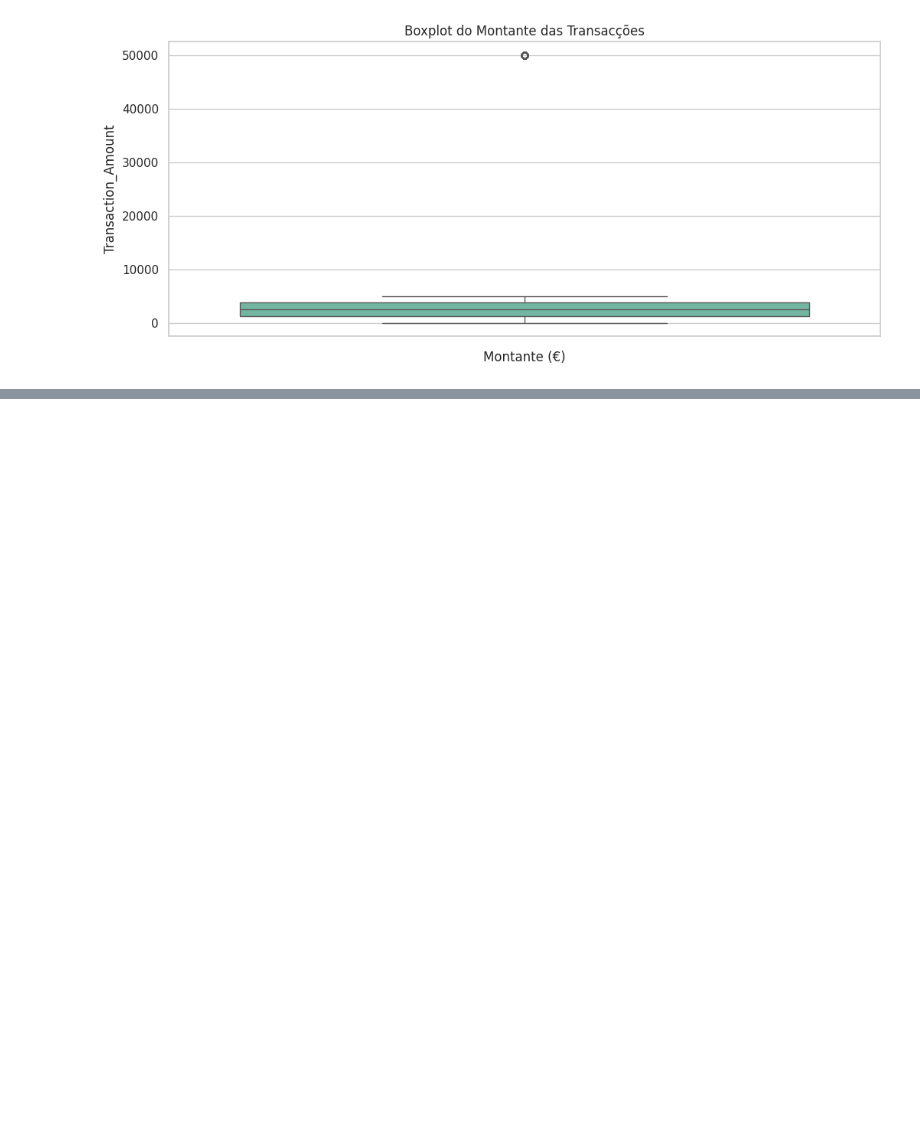
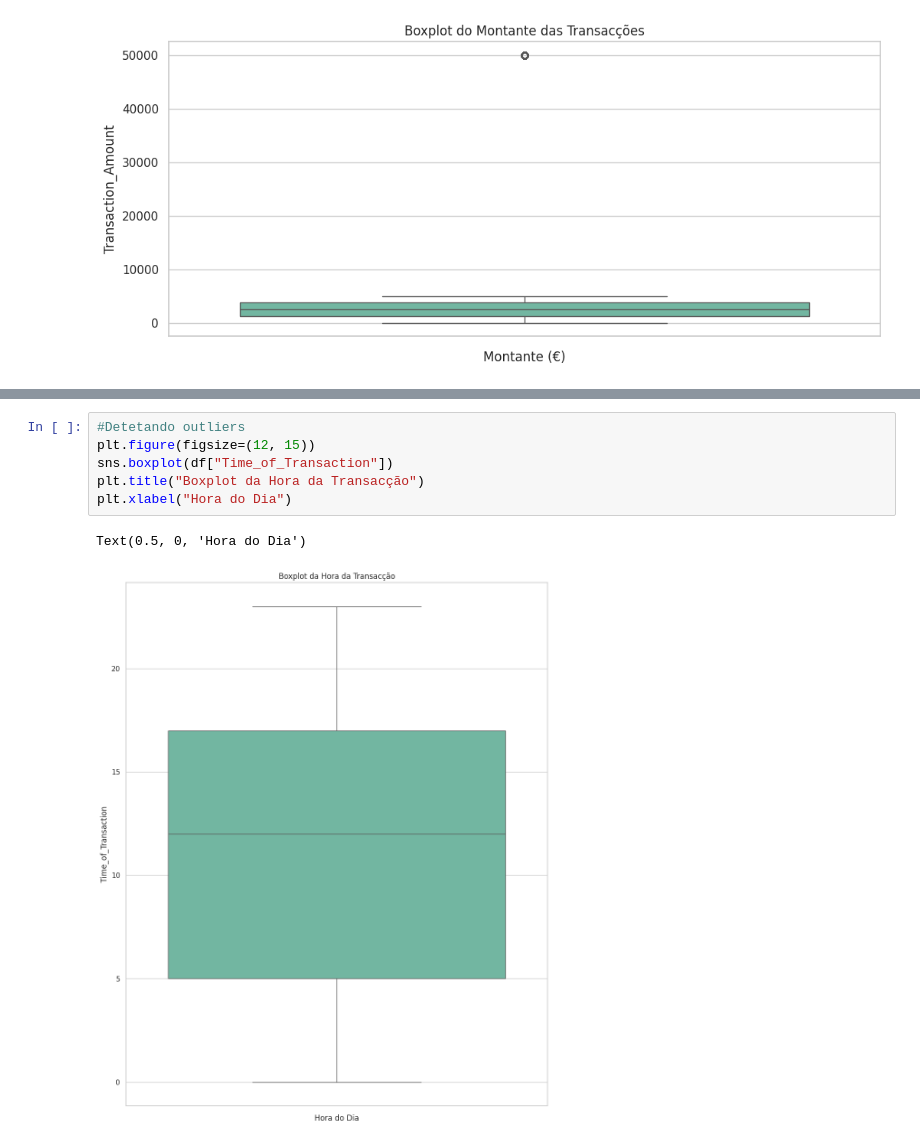
Before and after one commit to Francisco-Alfredo/Fraud-detection-analysis, a Jupyter notebook: Fraud_Detection_Analysis.ipynb, the cells around one changed output, grey strips where cells are left out. Cells and saved outputs as stored; diff of their text form; blank space fills up the shorter version.

```diff
--- a/Fraud_Detection_Analysis.ipynb
+++ b/Fraud_Detection_Analysis.ipynb
@@ -130,0 +171,9 @@ Text(0.5, 0, 'Montante (€)')
+# %%
+#Detetando outliers
+plt.figure(figsize=(12, 15))
+sns.boxplot(df["Time_of_Transaction"])
+plt.title("Boxplot da Hora da Transacção")
+plt.xlabel("Hora do Dia")
+# %% [output]
+Text(0.5, 0, 'Hora do Dia')
+[figure, added]
```
Also changed, not shown: parts of 18 cells of this notebook.
